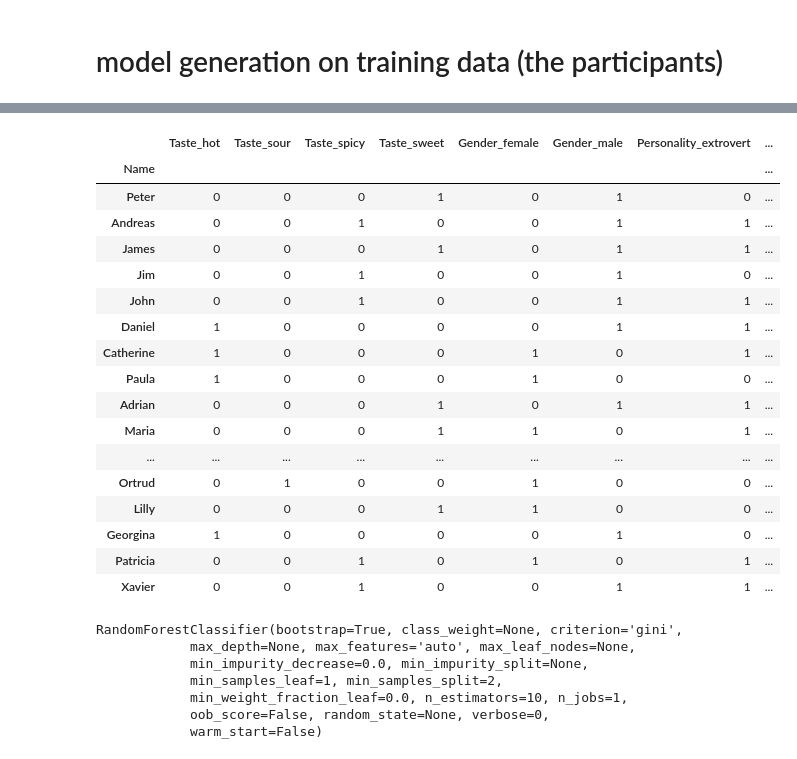
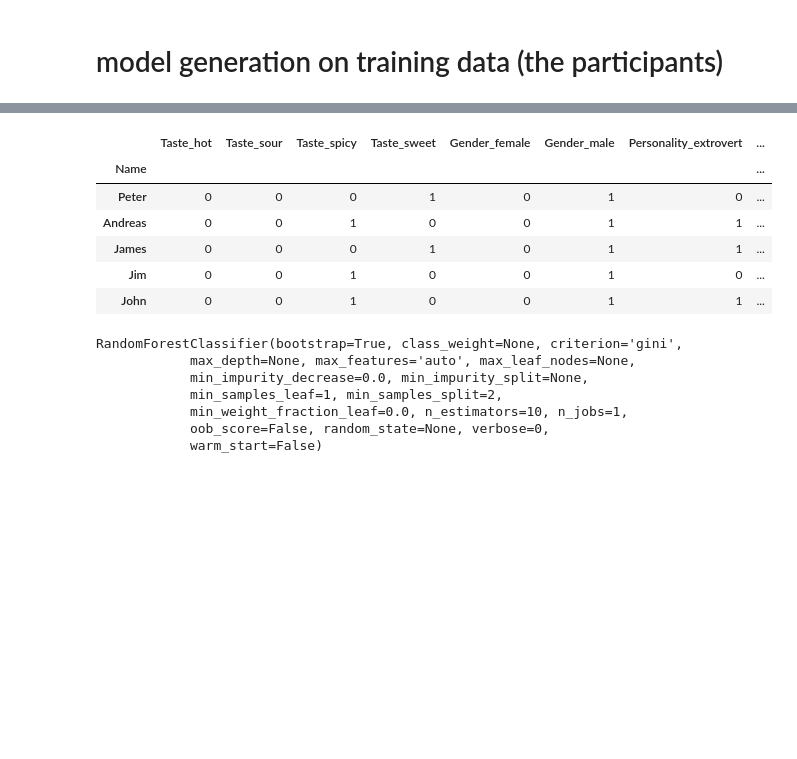
Before and after one commit to andreassteffen/datascience, a Jupyter notebook: datascience_in_practice/finding_a_gift_using_data_science/Introduction into jupyter and python - presentation.ipynb, the cells around one changed output, grey strips where cells are left out. Saved outputs shown, nothing was run; the diff lists cells and outputs as text; code cells hidden in the pictures; blank space fills up the shorter version.

```diff
--- a/datascience_in_practice/finding_a_gift_using_data_science/Introduction into jupyter and python - presentation.ipynb
+++ b/datascience_in_practice/finding_a_gift_using_data_science/Introduction into jupyter and python - presentation.ipynb
@@ -200,26 +196,15 @@ train_one_hot = pd.get_dummies(train.drop('Label', axis = 1))
 test_one_hot = pd.get_dummies(test.drop('Label', axis = 1))
 test_one_hot = test_one_hot.loc[:,train_one_hot.columns].fillna(0).astype('int') # sorry that's a little dirty (but data science reality)
 # %%
-train_one_hot
+train_one_hot.head(5)
 # %% [output]
 |  | Taste_hot | Taste_sour | Taste_spicy | Taste_sweet | Gender_female | Gender_male | Personality_extrovert | ... |
 | Name |  |  |  |  |  |  |  | ... |
 | Peter | 0 | 0 | 0 | 1 | 0 | 1 | 0 | ... |
 | Andreas | 0 | 0 | 1 | 0 | 0 | 1 | 1 | ... |
 | James | 0 | 0 | 0 | 1 | 0 | 1 | 1 | ... |
 | Jim | 0 | 0 | 1 | 0 | 0 | 1 | 0 | ... |
 | John | 0 | 0 | 1 | 0 | 0 | 1 | 1 | ... |
-| Daniel | 1 | 0 | 0 | 0 | 0 | 1 | 1 | ... |
-| Catherine | 1 | 0 | 0 | 0 | 1 | 0 | 1 | ... |
-| Paula | 1 | 0 | 0 | 0 | 1 | 0 | 0 | ... |
-| Adrian | 0 | 0 | 0 | 1 | 0 | 1 | 1 | ... |
-| Maria | 0 | 0 | 0 | 1 | 1 | 0 | 1 | ... |
-| ... | ... | ... | ... | ... | ... | ... | ... | ... |
-| Ortrud | 0 | 1 | 0 | 0 | 1 | 0 | 0 | ... |
-| Lilly | 0 | 0 | 0 | 1 | 1 | 0 | 0 | ... |
-| Georgina | 1 | 0 | 0 | 0 | 0 | 1 | 0 | ... |
-| Patricia | 0 | 0 | 1 | 0 | 1 | 0 | 1 | ... |
-| Xavier | 0 | 0 | 1 | 0 | 0 | 1 | 1 | ... |
 # %%
 # instantiate the model
 clf = RandomForestClassifier()
```
Also changed, not shown: parts of 2 cells of this notebook, 2 other files.
